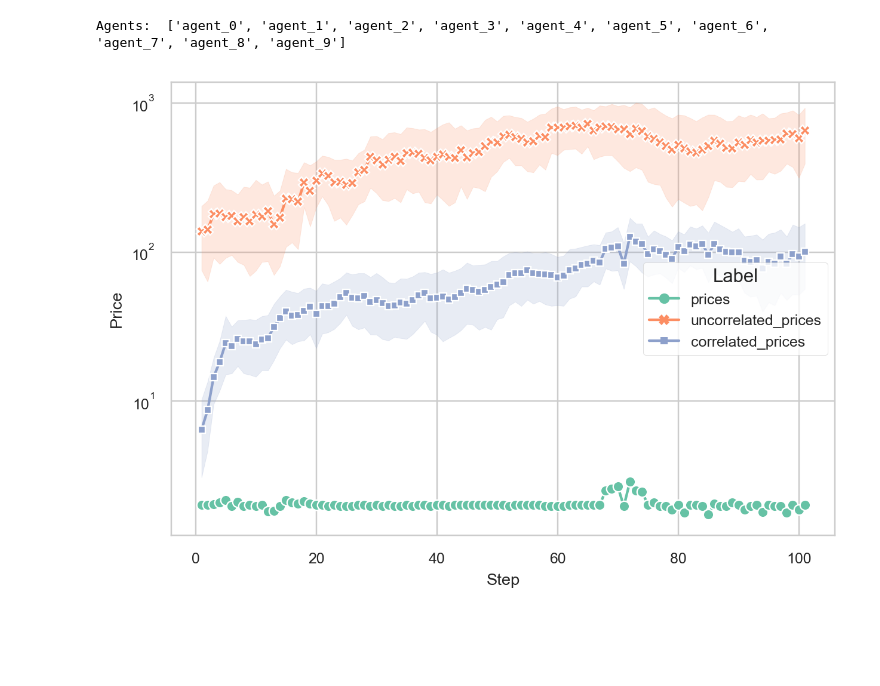
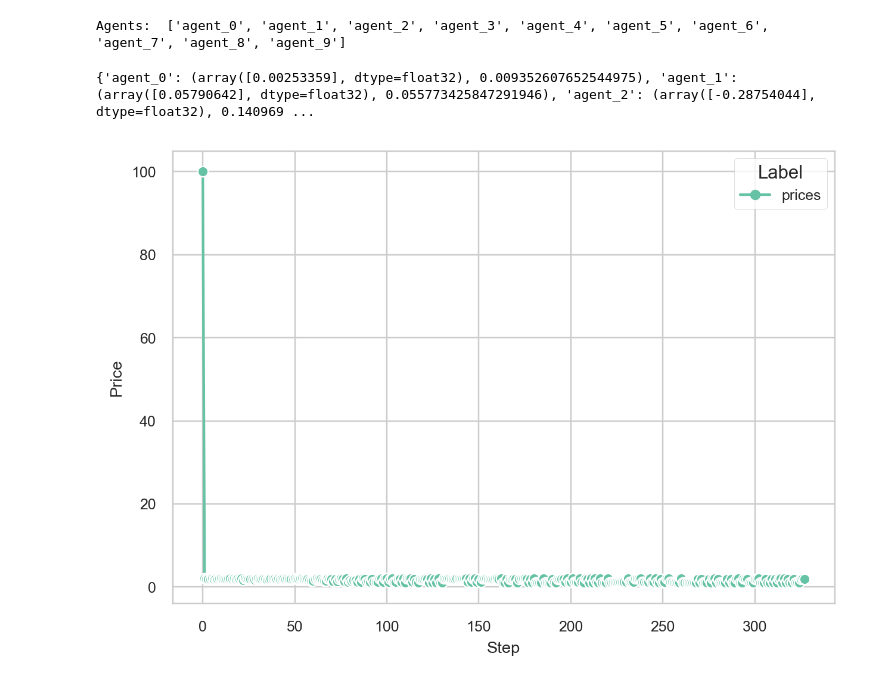
Before and after one commit to ChocolateDave/stock_market, a Jupyter notebook: src/notebook/evaluation.ipynb, the cells around one changed output. Saved outputs shown, nothing was run; the diff lists cells and outputs as text; code cells hidden in the pictures; blank space fills up the shorter version.

```diff
--- a/src/notebook/evaluation.ipynb
+++ b/src/notebook/evaluation.ipynb
@@ -42,7 +43,8 @@ max_episode_steps: OptInt = None
 env = LogarithmAndIntActionWrapper(StockMarketEnv(
     num_agents=num_agents,
     max_cycles=max_cycles,
-    num_company=num_company
+    num_company=num_company,
+    seed=1,
 ))
 obs_n = env.reset()
 print('Agents: ', list(obs_n.keys()))
@@ -78,39 +80,52 @@ ob_n = env.reset()
 state = env.state()
 episode_done = False
 step: int = 1
+
+episode_data.loc[len(episode_data)] = [0, state[0], 'prices']
 while env.agents and not episode_done:
     actions = {}
     for agent_id, ob in ob_n.items():
         ob = th.from_numpy(ob).view(1, -1).float().to(device)
         ac = agents[agent_id].get_action(ob, explore=False)
         actions[agent_id] = process_step_ac(ac, env.action_space(agent_id))
+
+    if step == 1:
+        print_action = {}
+        for key, val in actions.items():
+            print_action[key] = (
+                np.exp(np.arctanh(val[0])) + 1.0,
+                math.ceil(100000 * val[1] - 0.5)
+            )
+        print(actions)
 
     ob_n, _, _, truncated_n, info = env.step(actions)
     episode_done = all(truncated_n.values())
 
     # Process and store data
     for key, value in info.items():
         if isinstance(value, float):
             episode_data.loc[len(episode_data)] = [step, value, key]
         if isinstance(value, np.ndarray):
             episode_data = pd.concat([
                 episode_data,
                 pd.DataFrame.from_dict({
                     'Step': [step] * len(value),
                     'Price': value,
                     'Label': [key] * len(value)
                 })
             ])
 
     step += 1
 
 # Plotting
 fig, ax = plt.subplots(1, 1, dpi=224)
 ax = sns.lineplot(
-    data=episode_data,
+    # data=episode_data,
+    data=episode_data[episode_data['Label'] == 'prices'],
     x='Step', y='Price', hue='Label', palette='Set2',
     style='Label', markers=True, dashes=False, ax=ax
 )
-ax.set_yscale('log')
+# ax.set_yscale('log')
 # %% [output]
+{'agent_0': (array([0.00253359], dtype=float32), 0.009352607652544975), 'agent_1': (array([0.05790642], dtype=float32), 0.055773425847291946), 'agent_2': (array([-0.28754044], dtype=float32), 0.140969 ...
-[figure, old version]
+[figure, new version]
```
Also changed, not shown: parts of 1 cell of this notebook, 1 other file.
